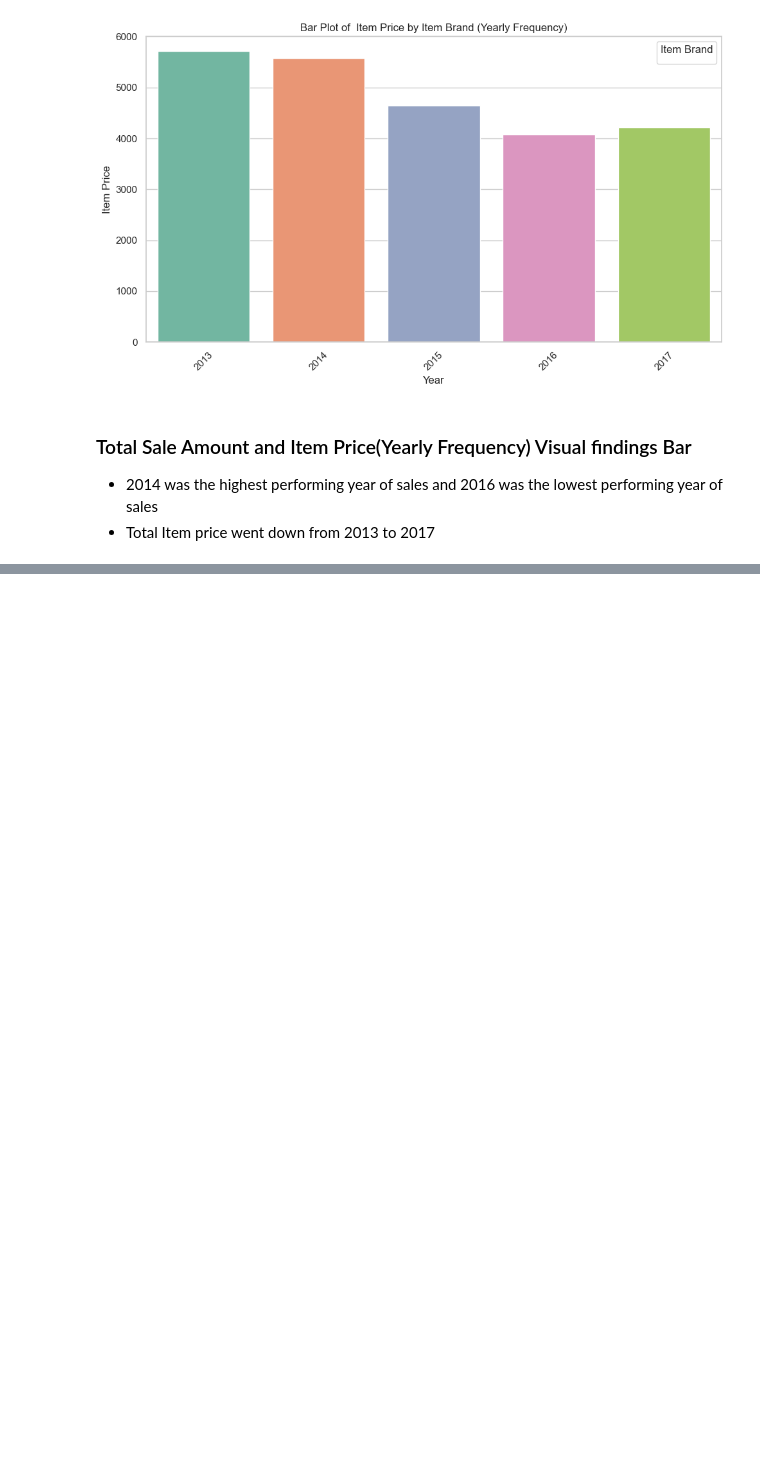
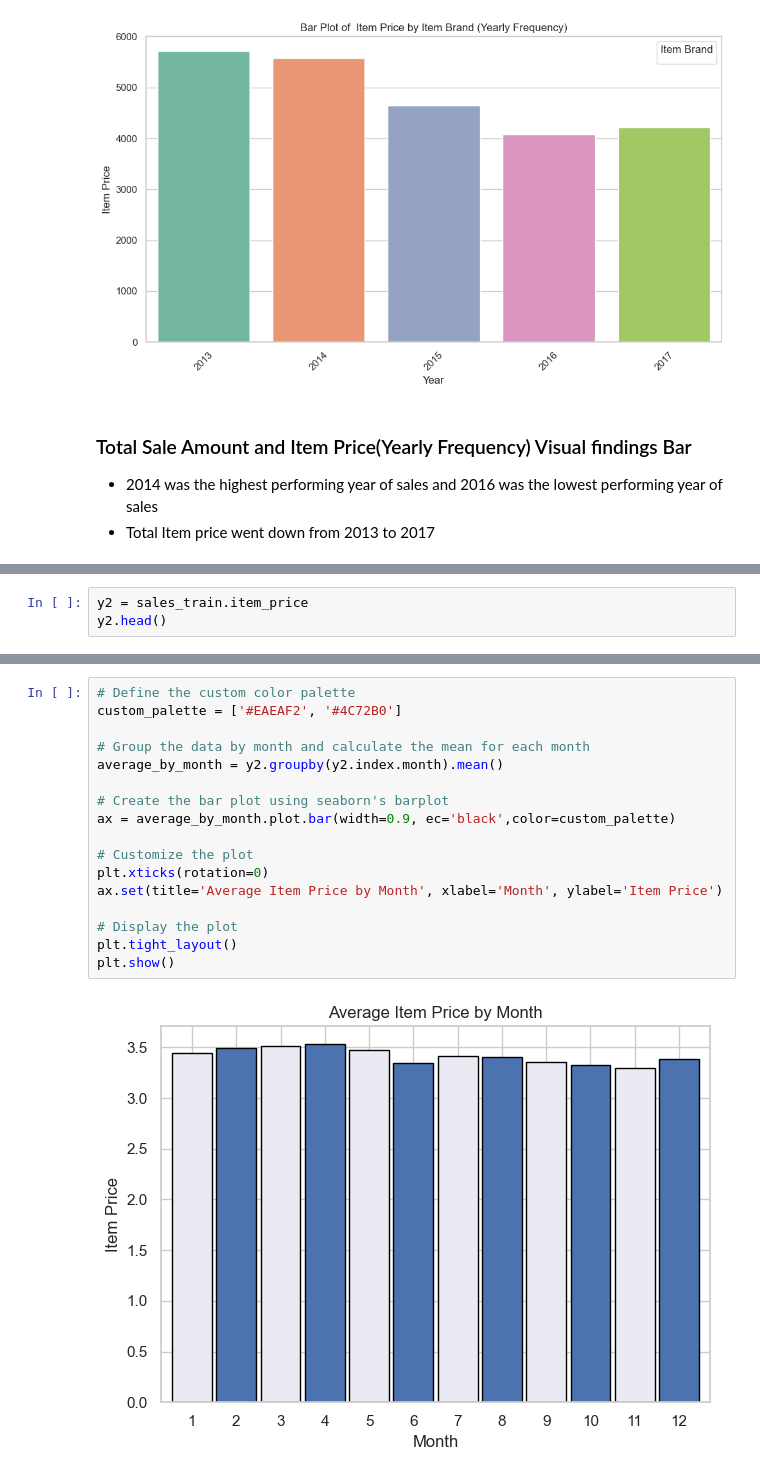
Before and after one commit to annie-carter/time-series-exercises, a Jupyter notebook: explore.ipynb, the cells around one changed output, grey strips where cells are left out. Drawn from its saved outputs; the diff is of its cells as text; blank space fills up the shorter version.

```diff
--- a/explore.ipynb
+++ b/explore.ipynb
@@ -845,0 +818,3 @@ pd.plotting.autocorrelation_plot(sales_train.item_price.resample('W').mean())
+# %%
+y2 = sales_train.item_price
+y2.head()
@@ -845,0 +856,19 @@ pd.plotting.autocorrelation_plot(sales_train.item_price.resample('W').mean())
+# %%
+# Define the custom color palette
+custom_palette = ['#EAEAF2', '#4C72B0']
+
+# Group the data by month and calculate the mean for each month
+average_by_month = y2.groupby(y2.index.month).mean()
+
+# Create the bar plot using seaborn's barplot
+ax = average_by_month.plot.bar(width=0.9, ec='black',color=custom_palette)
+
+# Customize the plot
+plt.xticks(rotation=0)
+ax.set(title='Average Item Price by Month', xlabel='Month', ylabel='Item Price')
+
+# Display the plot
+plt.tight_layout()
+plt.show()
+# %% [output]
+[figure, added]
```
Also changed, not shown: parts of 61 cells of this notebook.
